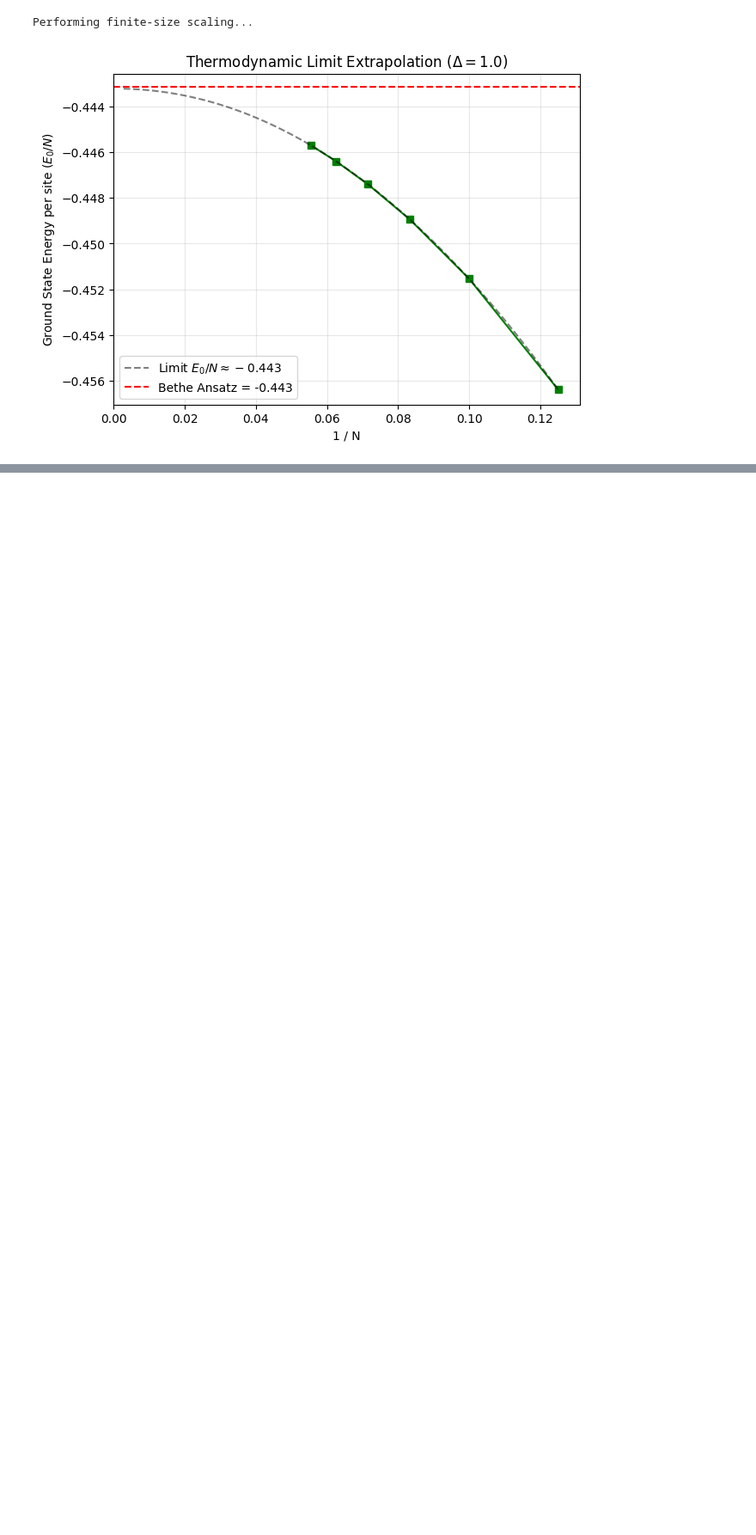
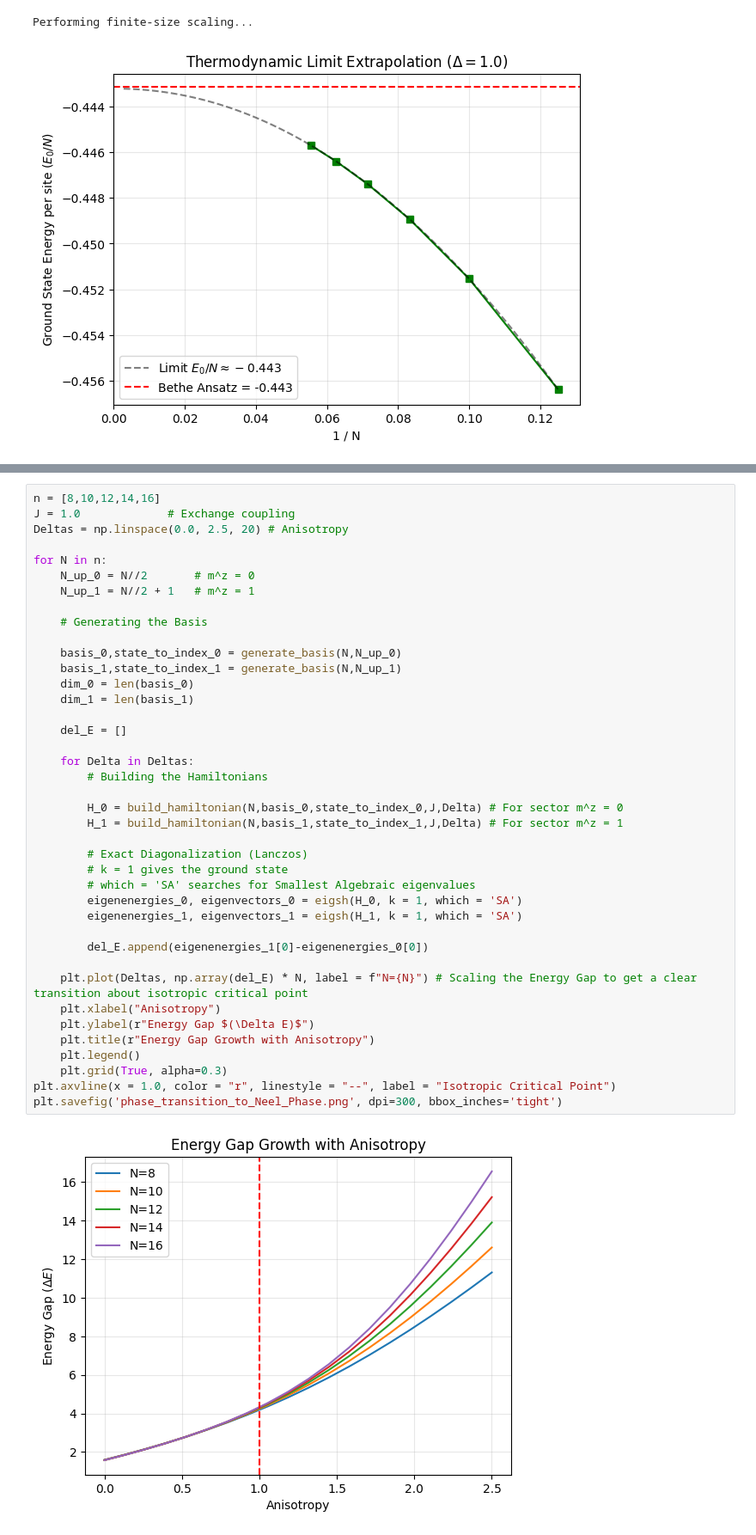
Before and after one commit to Dipanjan-Chaudhuri/ED-and-VMC, a Jupyter notebook: ED_of_1D_Quantum_Spin_Chains.ipynb, the cells around one changed output, grey strips where cells are left out. Shown at 86% size. Drawn from its saved outputs; the diff is of its cells as text; blank space fills up the shorter version.

```diff
--- a/ED_of_1D_Quantum_Spin_Chains.ipynb
+++ b/ED_of_1D_Quantum_Spin_Chains.ipynb
@@ -238,0 +241,42 @@ Performing finite-size scaling...
+# %%
+n = [8,10,12,14,16]
+J = 1.0             # Exchange coupling
+Deltas = np.linspace(0.0, 2.5, 20) # Anisotropy
+
+for N in n:
+    N_up_0 = N//2       # m^z = 0
+    N_up_1 = N//2 + 1   # m^z = 1
+
+    # Generating the Basis
+
+    basis_0,state_to_index_0 = generate_basis(N,N_up_0)
+    basis_1,state_to_index_1 = generate_basis(N,N_up_1)
+    dim_0 = len(basis_0)
+    dim_1 = len(basis_1)
+
+    del_E = []
+
+    for Delta in Deltas:
+        # Building the Hamiltonians
+
+        H_0 = build_hamiltonian(N,basis_0,state_to_index_0,J,Delta) # For sector m^z = 0
+        H_1 = build_hamiltonian(N,basis_1,state_to_index_1,J,Delta) # For sector m^z = 1
+
+        # Exact Diagonalization (Lanczos)
+        # k = 1 gives the ground state
+        # which = 'SA' searches for Smallest Algebraic eigenvalues
+        eigenenergies_0, eigenvectors_0 = eigsh(H_0, k = 1, which = 'SA')
+        eigenenergies_1, eigenvectors_1 = eigsh(H_1, k = 1, which = 'SA')
+
+        del_E.append(eigenenergies_1[0]-eigenenergies_0[0])
+
+    plt.plot(Deltas, np.array(del_E) * N, label = f"N={N}") # Scaling the Energy Gap to get a clear transition about isotropic critical point
+    plt.xlabel("Anisotropy")
+    plt.ylabel(r"Energy Gap $(\Delta E)$")
+    plt.title(r"Energy Gap Growth with Anisotropy")
+    plt.legend()
+    plt.grid(True, alpha=0.3)
+plt.axvline(x = 1.0, color = "r", linestyle = "--", label = "Isotropic Critical Point")
+plt.savefig('phase_transition_to_Neel_Phase.png', dpi=300, bbox_inches='tight')
+# %% [output]
+[figure, added]
```
Also changed, not shown: parts of 2 cells of this notebook.
